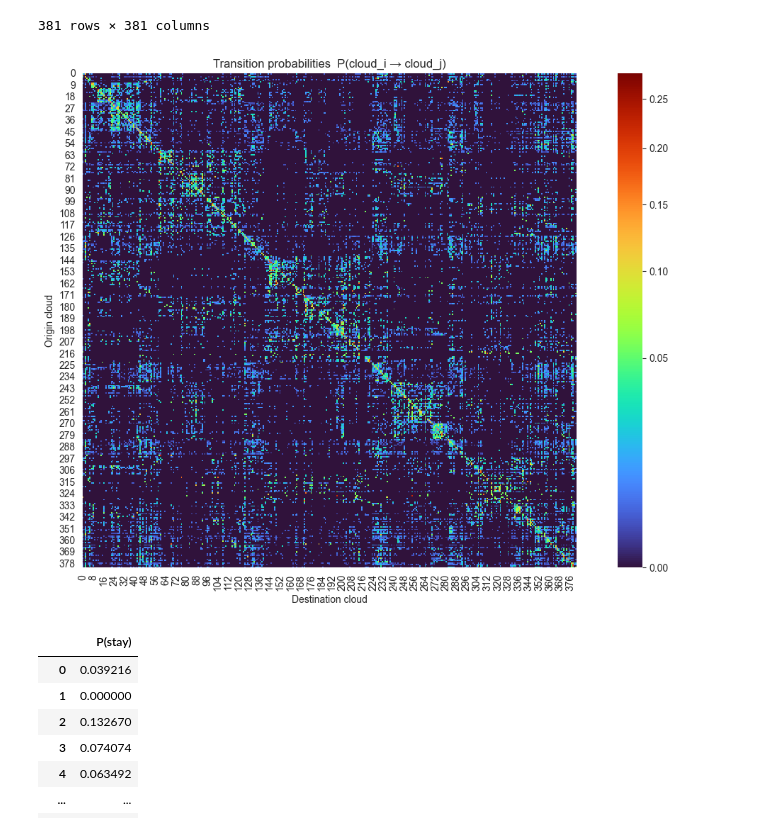
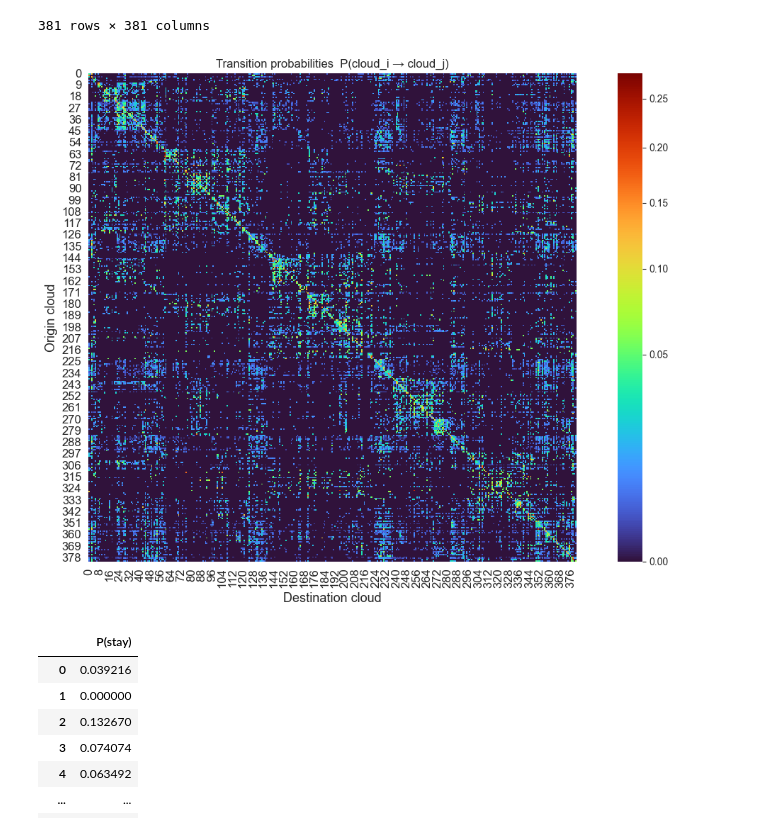
Before and after one commit to sb2cl/Activity-Clouds, a Jupyter notebook: 70_sequence_variations.ipynb, the cells around one changed output. Drawn from its saved outputs; the diff is of its cells as text; code cells hidden in the pictures.

```diff
--- a/70_sequence_variations.ipynb
+++ b/70_sequence_variations.ipynb
@@ -13,6 +13,13 @@ import seaborn as sns
 ALPHABET = "ACGT"
 
 def hamming1_neighbors(core: str, alphabet: str = ALPHABET) -> List[str]:
+    """
+    Creates a list of all SD core neighbors with a Hamming distance of 1.
+
+    :param core: The SD core sequence
+    :param alphabet: Four nucleotides
+    :return: List of all neighbors
+    """
     nbrs = []
     for i, ch in enumerate(core):
         for a in alphabet:
@@ -116,7 +123,7 @@ def build_core_graph(df: pd.DataFrame, include_all_4096: bool = False) -> nx.Gra
 
     Returns:
         A NetworkX Graph object where:
-        - Nodes are DNA sequences (strings)
+        - Nodes are DNA sequences (strings) - representing the SD cores
         - Node attributes:
             - 'etr': relative strength from input DataFrame
             - 'cloud': cluster/cloud identifier from input DataFrame
@@ -420,34 +427,34 @@ T_prob_df  # P(cloud_i -> cloud_j)
 # %%
 def plot_Tprob_heatmap(T_prob_df: pd.DataFrame, title="Transition probabilities  P(cloud_i → cloud_j)",
                        annot=False, fmt=".2f", cmap="turbo", savepath=None):
     """
     Row-stochastic heatmap: rows=sum≈1.0. Diagonal = P(stay), off-diagonals = P(leave to that cloud).
     """
     # Ensure numeric
     mat = T_prob_df.astype(float).copy()
 
     plt.figure(figsize=(12, 8))
     norm = mcolors.PowerNorm(gamma=0.5)  # <1 stretches small differences
     ax = sns.heatmap(
         mat,
         cmap=cmap,
         square=True, cbar=True,
         norm=norm,
         annot=annot, fmt=fmt if annot else "",
     )
     ax.set_title(title)
-    ax.set_xlabel("Destination cloud")
-    ax.set_ylabel("Origin cloud")
-    plt.xticks(rotation=90)
-    plt.yticks(rotation=0)
+    ax.set_xlabel("Destination cloud", fontsize=13)
+    ax.set_ylabel("Origin cloud", fontsize=13)
+    plt.xticks(rotation=90, fontsize=12)
+    plt.yticks(rotation=0, fontsize=12)
     plt.tight_layout()
     if savepath:
         plt.savefig(savepath, format="eps", dpi=200)
     plt.show()
 
 plot_Tprob_heatmap(T_prob_df, annot=False)
 # %% [output]
-[figure, old version]
+[figure, new version]
 # %%
 # Probability of staying within the same cloud
 stay_probs = np.diag(T_prob_df.values)
```
Also changed, not shown: parts of 8 cells of this notebook, 3 other files.
